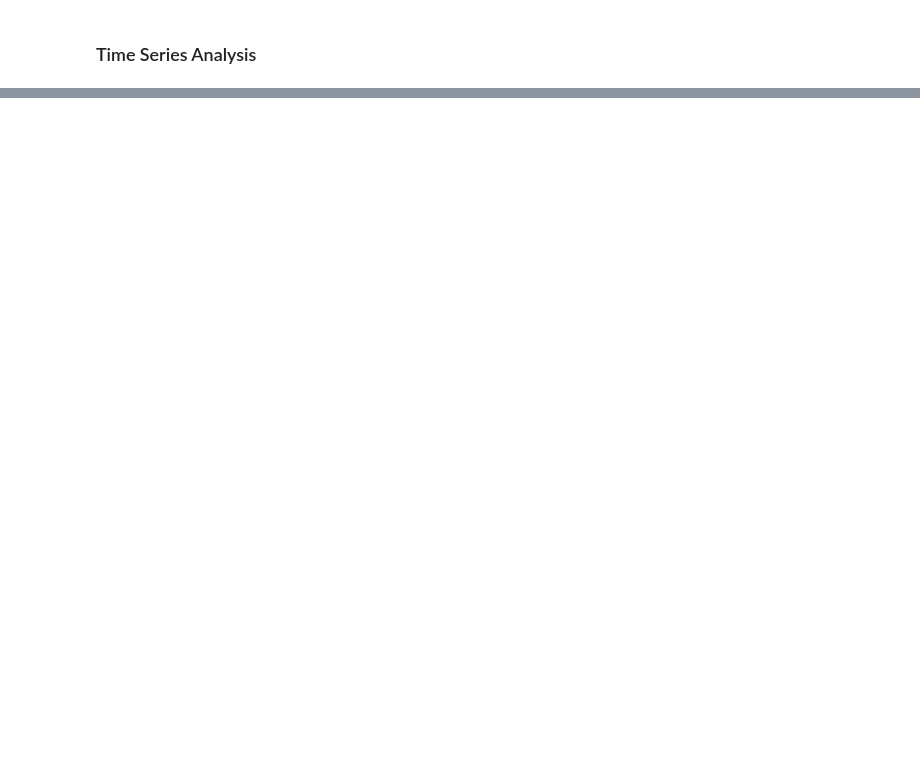
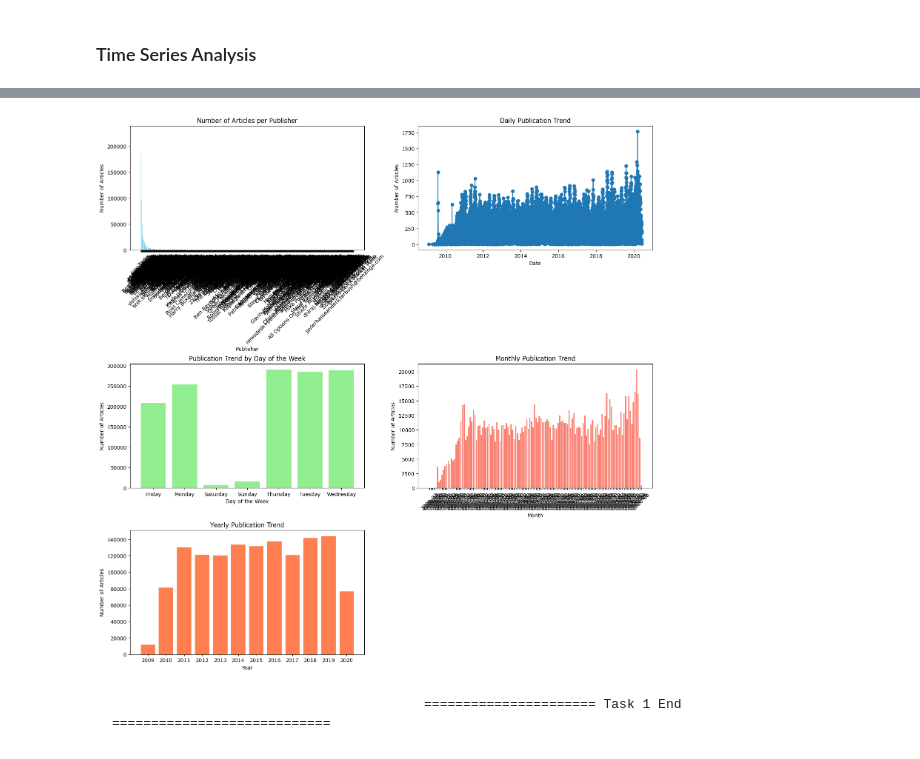
Before and after one commit to doffn/week1_eda, a Jupyter notebook: notebooks/main.ipynb, the cells around one changed output, grey strips where cells are left out. Cells and saved outputs as stored; diff of their text form; code cells hidden in the pictures; blank space fills up the shorter version.

Commit message:
task 1 end

```diff
--- a/notebooks/main.ipynb
+++ b/notebooks/main.ipynb
@@ -284,0 +280,55 @@ Name: count, dtype: int64
+# %%
+# Extract date components
+data['day_of_week'] = data['date'].dt.day_name()
+data['month'] = data['date'].dt.to_period('M')
+data['year'] = data['date'].dt.to_period('Y')
+
+# Plotting with subplots
+fig, axs = plt.subplots(3, 2, figsize=(15, 15), constrained_layout=True)
+
+# 1. Number of Articles per Publisher
+publisher_counts = data['publisher'].value_counts()
+axs[0, 0].bar(publisher_counts.index, publisher_counts.values, color='skyblue')
+axs[0, 0].set_title('Number of Articles per Publisher')
+axs[0, 0].set_xlabel('Publisher')
+axs[0, 0].set_ylabel('Number of Articles')
+axs[0, 0].tick_params(axis='x', rotation=45)
+
+# 2. Daily Publication Trends
+daily_trend = data['date'].value_counts().sort_index()
+axs[0, 1].plot(daily_trend.index, daily_trend.values, marker='o', linestyle='-')
+axs[0, 1].set_title('Daily Publication Trend')
+axs[0, 1].set_xlabel('Date')
+axs[0, 1].set_ylabel('Number of Articles')
+
+# 3. Day of the Week Trends
+day_of_week_trend = data['day_of_week'].value_counts().sort_index()
+axs[1, 0].bar(day_of_week_trend.index, day_of_week_trend.values, color='lightgreen')
+axs[1, 0].set_title('Publication Trend by Day of the Week')
+axs[1, 0].set_xlabel('Day of the Week')
+axs[1, 0].set_ylabel('Number of Articles')
+
+# 4. Monthly Trends
+monthly_trend = data.groupby(data['month']).size()
+axs[1, 1].bar(monthly_trend.index.astype(str), monthly_trend.values, color='salmon')
+axs[1, 1].set_title('Monthly Publication Trend')
+axs[1, 1].set_xlabel('Month')
+axs[1, 1].set_ylabel('Number of Articles')
+axs[1, 1].tick_params(axis='x', rotation=45)
+
+# 5. Yearly Trends
+yearly_trend = data.groupby(data['year']).size()
+axs[2, 0].bar(yearly_trend.index.astype(str), yearly_trend.values, color='coral')
+axs[2, 0].set_title('Yearly Publication Trend')
+axs[2, 0].set_xlabel('Year')
+axs[2, 0].set_ylabel('Number of Articles')
+
+# Hide empty subplot (since we only have 5 plots)
+fig.delaxes(axs[2, 1])
+
+# Show the plots
+plt.show()
+# %% [output]
+[figure, added]
+# %% [markdown]
+                                            ====================== Task 1 End ============================
```
Also changed, not shown: parts of 4 cells of this notebook.
